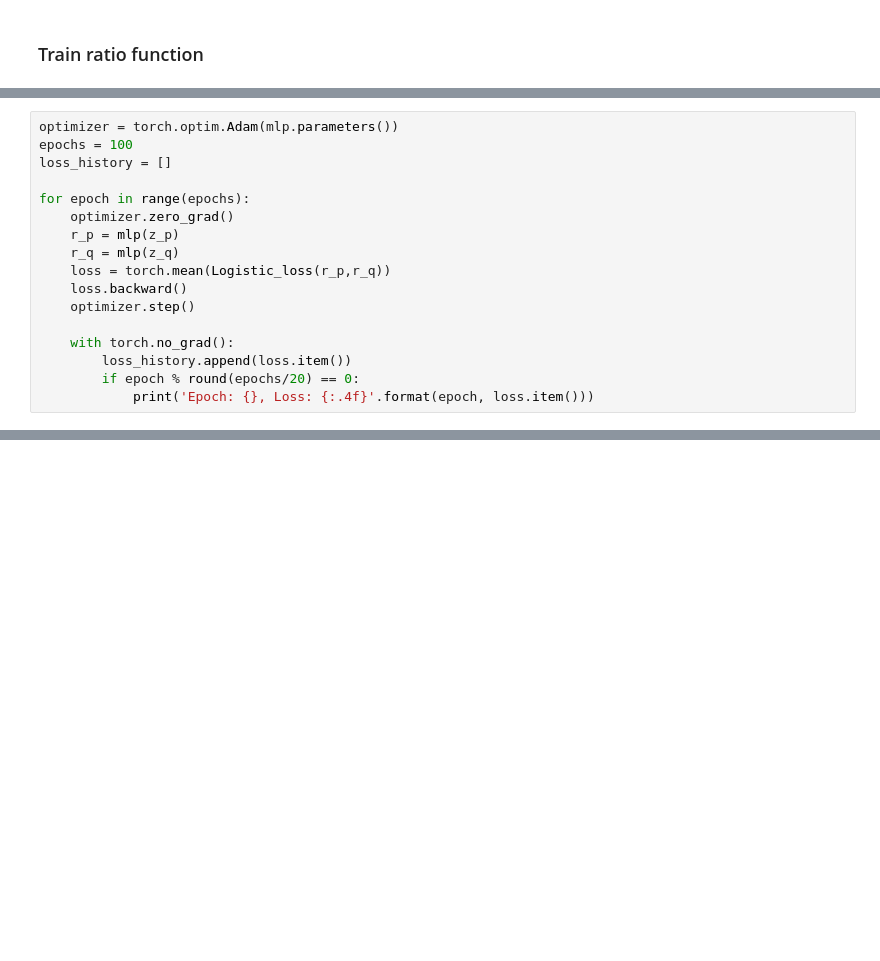
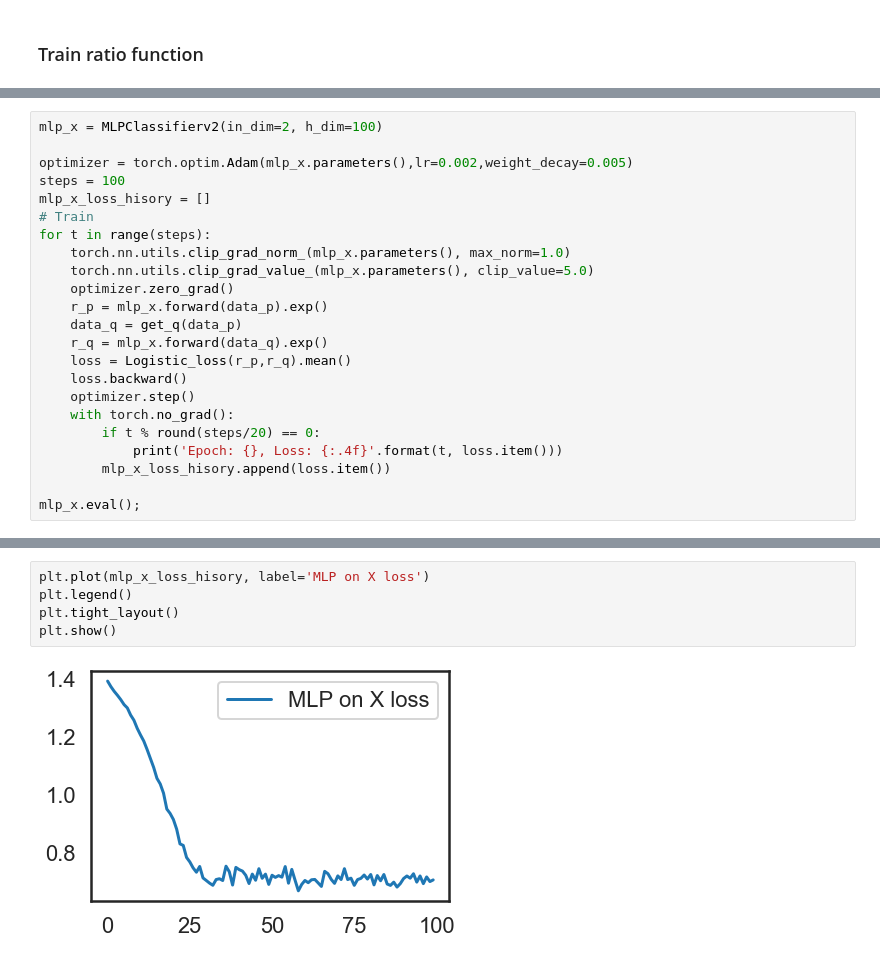
Before and after one commit to Huk-David/Ratio-Copula, a Jupyter notebook: Copula by Ratio Estimation/comparison.ipynb, the cells around one changed output, grey strips where cells are left out. Saved outputs shown, nothing was run; the diff lists cells and outputs as text; blank space fills up the shorter version.

```diff
--- a/Copula by Ratio Estimation/comparison.ipynb
+++ b/Copula by Ratio Estimation/comparison.ipynb
@@ -191,18 +177,24 @@ plt.ylim(-5, 5)
 # %%
-optimizer = torch.optim.Adam(mlp.parameters())
-epochs = 100
-loss_history = []
+mlp_x = MLPClassifierv2(in_dim=2, h_dim=100)
 
-for epoch in range(epochs):
+optimizer = torch.optim.Adam(mlp_x.parameters(),lr=0.002,weight_decay=0.005)
+steps = 100
+mlp_x_loss_hisory = []
+# Train
+for t in range(steps):
+    torch.nn.utils.clip_grad_norm_(mlp_x.parameters(), max_norm=1.0)
+    torch.nn.utils.clip_grad_value_(mlp_x.parameters(), clip_value=5.0)
     optimizer.zero_grad()
-    r_p = mlp(z_p)
-    r_q = mlp(z_q)
-    loss = torch.mean(Logistic_loss(r_p,r_q))
+    r_p = mlp_x.forward(data_p).exp()
+    data_q = get_q(data_p)
+    r_q = mlp_x.forward(data_q).exp()
+    loss = Logistic_loss(r_p,r_q).mean()
     loss.backward()
     optimizer.step()
+    with torch.no_grad():
+        if t % round(steps/20) == 0:
+            print('Epoch: {}, Loss: {:.4f}'.format(t, loss.item()))
+        mlp_x_loss_hisory.append(loss.item())
 
-    with torch.no_grad():
-        loss_history.append(loss.item())
-        if epoch % round(epochs/20) == 0:
-            print('Epoch: {}, Loss: {:.4f}'.format(epoch, loss.item()))
+mlp_x.eval();
 # %% [output]
@@ -209,0 +221,7 @@ AttributeError: 'TensorDataset' object has no attribute 'shape'
+# %%
+plt.plot(mlp_x_loss_hisory, label='MLP on X loss')
+plt.legend()
+plt.tight_layout()
+plt.show()
+# %% [output]
+[figure, added]
```
Also changed, not shown: parts of 17 cells of this notebook.
